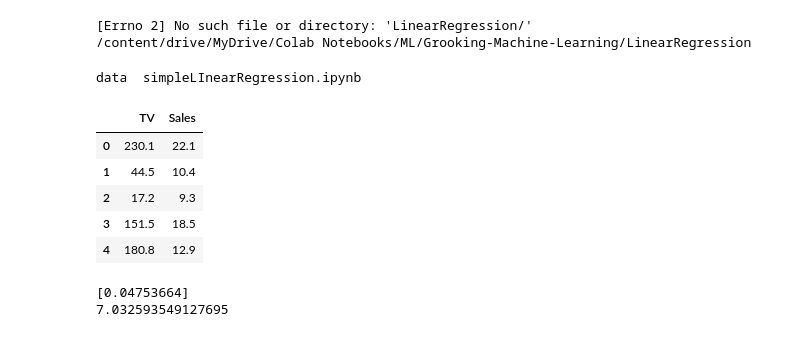
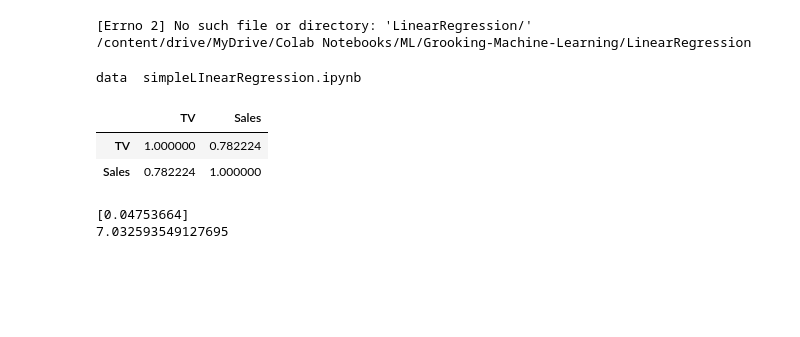
Before and after one commit to ATP-IKO/Grooking-Machine-Learning, a Jupyter notebook: LinearRegression/simpleLInearRegression.ipynb, the cells around one changed output. Saved outputs shown, nothing was run; the diff lists cells and outputs as text; code cells hidden in the pictures; blank space fills up the shorter version.

```diff
--- a/LinearRegression/simpleLInearRegression.ipynb
+++ b/LinearRegression/simpleLInearRegression.ipynb
@@ -59,15 +59,12 @@ np.random.seed(3)
 # %%
 file_path = 'data/tvmarketing.csv'
 
 df = pd.read_csv(file_path)
-df.head()
+df.corr()
 # %% [output]
 |  | TV | Sales |
-| 0 | 230.1 | 22.1 |
-| 1 | 44.5 | 10.4 |
-| 2 | 17.2 | 9.3 |
-| 3 | 151.5 | 18.5 |
-| 4 | 180.8 | 12.9 |
+| TV | 1.000000 | 0.782224 |
+| Sales | 0.782224 | 1.000000 |
 # %%
 X = df["TV"]
 Y = df["Sales"]
```
Also changed, not shown: parts of 12 cells of this notebook.
